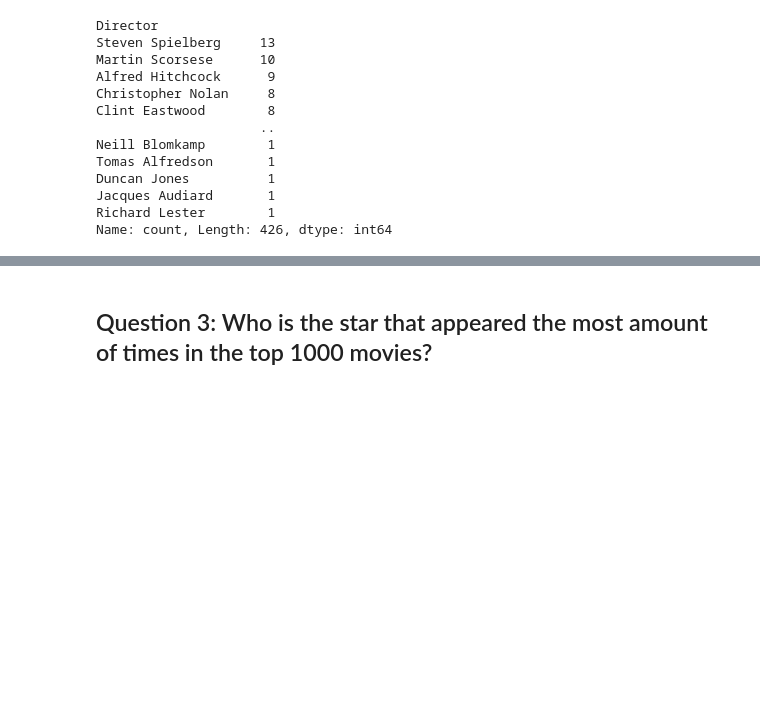
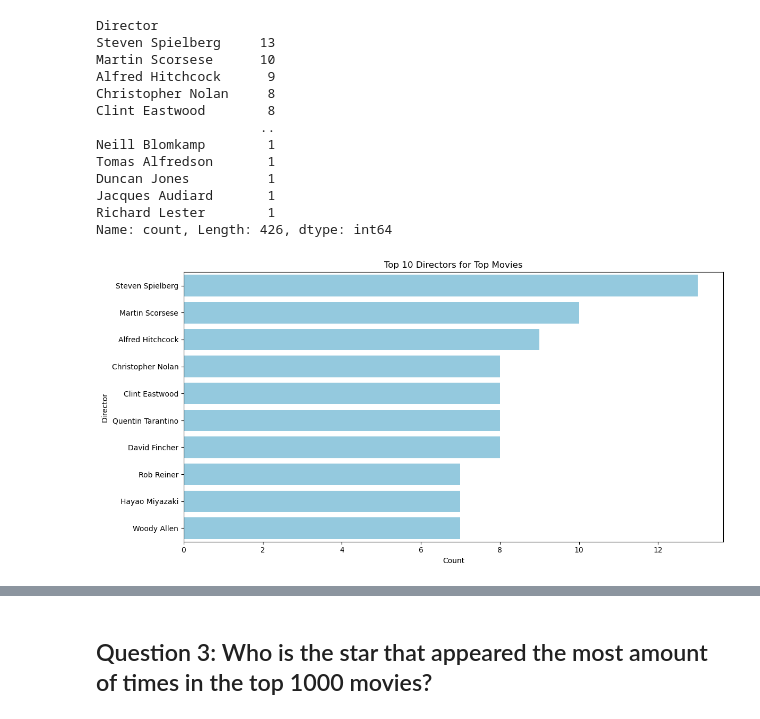
Before and after one commit to justink106/JustinKu-Springboard, a Jupyter notebook: Data Storytelling - IMDB/Data Storytelling - IMDB.ipynb, the cells around one changed output, grey strips where cells are left out. Drawn from its saved outputs; the diff is of its cells as text; code cells hidden in the pictures; blank space fills up the shorter version.

```diff
--- a/Data Storytelling - IMDB/Data Storytelling - IMDB.ipynb
+++ b/Data Storytelling - IMDB/Data Storytelling - IMDB.ipynb
@@ -209,3 +213,23 @@ Duncan Jones          1
 Jacques Audiard       1
 Richard Lester        1
 Name: count, Length: 426, dtype: int64
+# %%
+# Getting only the top 10 of the directors that showed up the most
+top_10_directors = imdb['Director'].value_counts().nlargest(10).index
+
+# Creating a horizontal bar chart
+plt.figure(figsize=(12,6))
+sns.countplot(
+    y=imdb['Director'],
+    data=imdb,
+    order=top_10_directors,
+    color='skyblue'
+)
+
+plt.title('Top 10 Directors for Top Movies')
+plt.xlabel('Count')
+plt.ylabel('Director')
+plt.tight_layout()
+plt.show()
+# %% [output]
+[figure, added]
```
Also changed, not shown: parts of 8 cells of this notebook.
